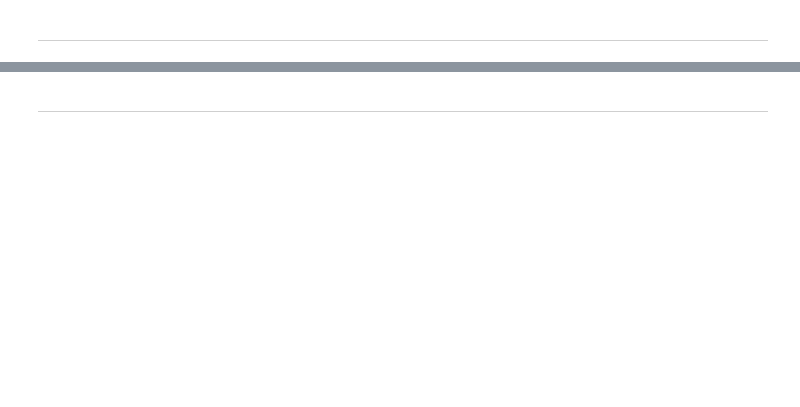
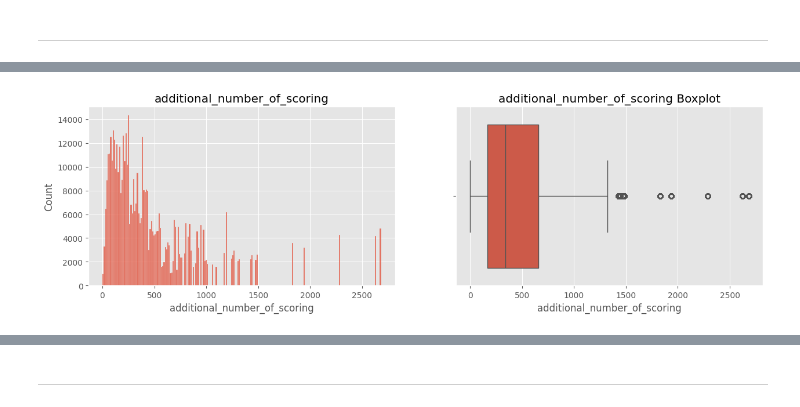
Before and after one commit to vavilove001-lab/sf_data_science, a Jupyter notebook: Projects/PROJECT-3. EDA + Feature Engineering/PROJECT-3. EDA+Feature Engineering.ipynb, the cells around one changed output, grey strips where cells are left out. Drawn from its saved outputs; the diff is of its cells as text; code cells hidden in the pictures; blank space fills up the shorter version.

```diff
--- a/Projects/PROJECT-3. EDA + Feature Engineering/PROJECT-3. EDA+Feature Engineering.ipynb
+++ b/Projects/PROJECT-3. EDA + Feature Engineering/PROJECT-3. EDA+Feature Engineering.ipynb
@@ -4,16 +4,27 @@
 Импортируем необходимые библиотеки
 # %%
 import pandas as pd
+import numpy as np
 import statistics
 import re
 import ast
 from collections import Counter
+
 from sklearn.ensemble import RandomForestRegressor # инструмент для создания и обучения модели
 from sklearn import metrics # инструменты для оценки точности модели
 from sklearn.model_selection import train_test_split
-import seaborn as sns
+
 import category_encoders as ce # импорт для работы с кодировщиком
 from sklearn.feature_selection import chi2 # хи-квадрат
+
 from scipy import stats
 import statsmodels.api as sm
 from statsmodels import stats as sms
+
+from sklearn import preprocessing # для нормализации, стандартизации
+
+import matplotlib # Для графиков
+import matplotlib.pyplot as plt
+import seaborn as sns
+%matplotlib inline
+matplotlib.style.use('ggplot')
@@ -29,0 +37,6 @@ hotels.head(3)
+# %%
+# Скачаем наши данные из соревнования
+
+df_train = pd.read_csv('data/hotels_train.csv') # датасет для обучения
+df_test = pd.read_csv('data/hotels_test.csv') # датасет для предсказания
+sample_submission = pd.read_csv('data/submission.csv') # самбмишн
@@ -29,0 +113,7 @@ hotels.head(3)
+# %%
+# Для корректной обработки признаков объединяем трейн и тест в один датасет
+df_train['sample'] = 1 # помечаем где у нас трейн
+df_test['sample'] = 0 # помечаем где у нас тест
+df_test['reviewer_score'] = 0 # в тесте у нас нет значения reviewer_score, мы его должны предсказать, по этому пока просто заполняем нулями
+
+data = pd.concat([df_test, df_train], ignore_index=True) # объединяем
@@ -136,0 +306,8 @@ memory usage: 26.6 MB
+# %%
+fig, axes = plt.subplots(nrows=1, ncols=2, figsize=(15, 4))
+histplot = sns.histplot(data=data, x='additional_number_of_scoring', ax=axes[0]);
+histplot.set_title('additional_number_of_scoring');
+boxplot = sns.boxplot(data=data, x='additional_number_of_scoring', ax=axes[1]);
+boxplot.set_title('additional_number_of_scoring Boxplot');
+# %% [output]
+[figure, added]
```
Also changed, not shown: parts of 231 cells of this notebook, 4 other files.
